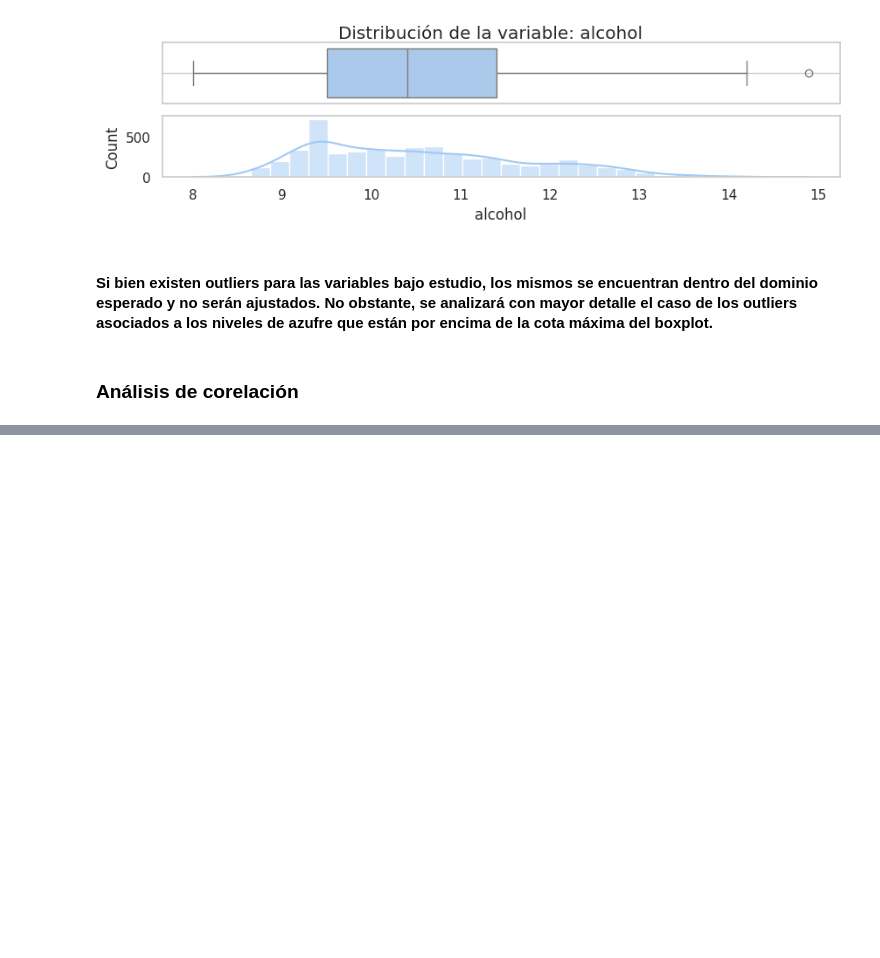
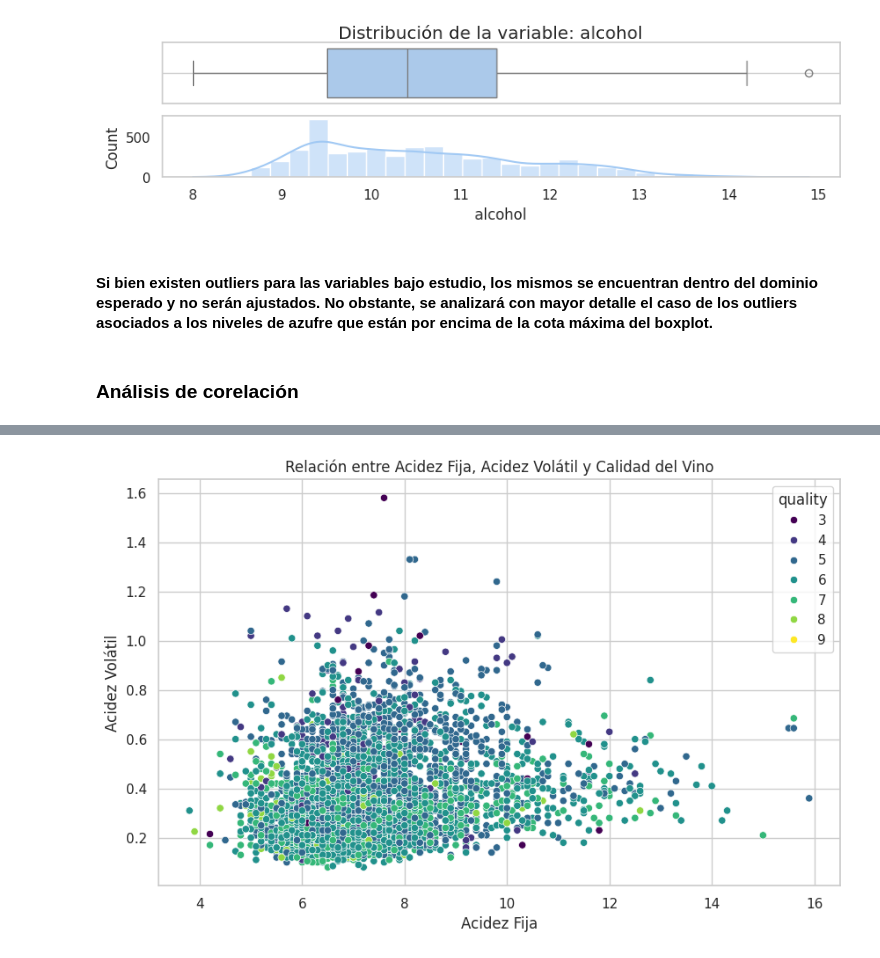
Before and after one commit to eugeinga/CODER-DataScienceI, a Jupyter notebook: ProyectoDS_ParteI_INGARAMO.ipynb, the cells around one changed output, grey strips where cells are left out. Cells and saved outputs as stored; diff of their text form; code cells hidden in the pictures; blank space fills up the shorter version.

```diff
--- a/ProyectoDS_ParteI_INGARAMO.ipynb
+++ b/ProyectoDS_ParteI_INGARAMO.ipynb
@@ -453,0 +462,11 @@ Por su parte, hay una mayor correlación negativa entre el nivel de alcohol y la
+# %%
+# prompt: generar un grafico que relacione la acidez fija y la acidez volatil con la calidad del vino
+
+plt.figure(figsize=(10, 6))
+sns.scatterplot(x='fixed acidity', y='volatile acidity', hue='quality', data=df, palette='viridis')
+plt.title('Relación entre Acidez Fija, Acidez Volátil y Calidad del Vino')
+plt.xlabel('Acidez Fija')
+plt.ylabel('Acidez Volátil')
+plt.show()
+# %% [output]
+[figure, added]
```
Also changed, not shown: parts of 13 cells of this notebook.
